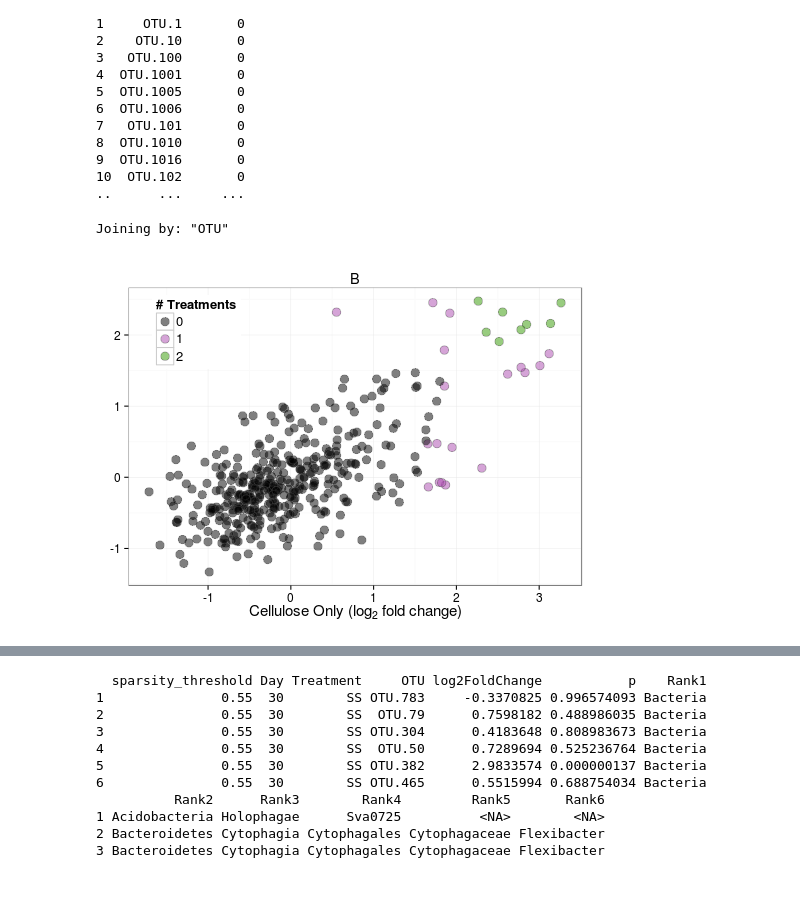
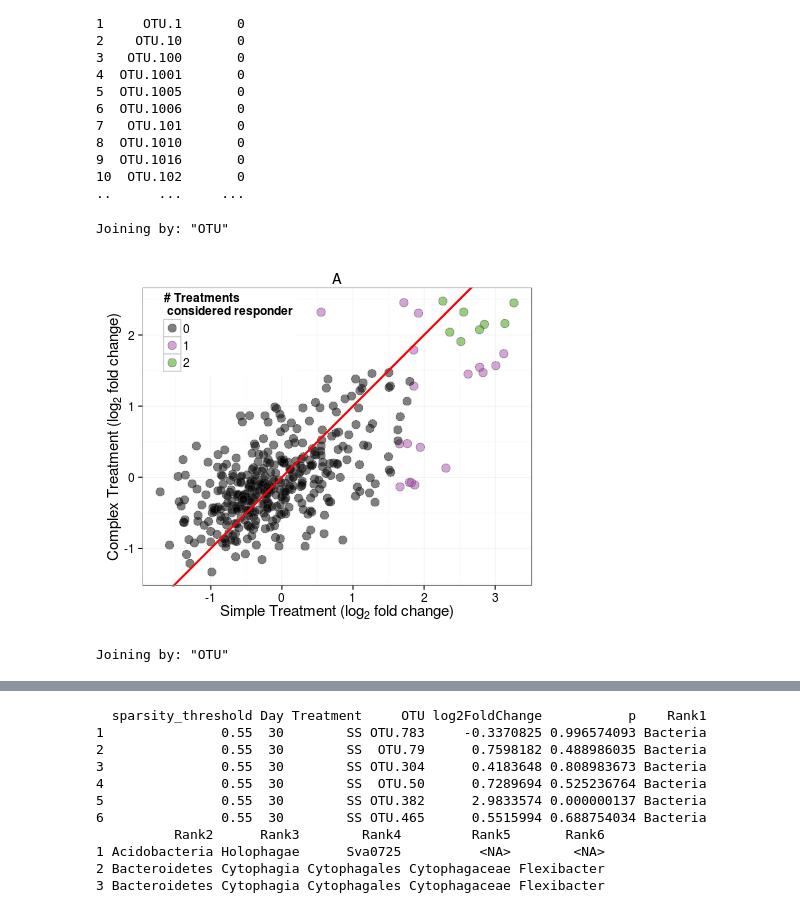
Before and after one commit to acampbellina/single_substrate, a Jupyter notebook: LinReg_3Panel_Fig.ipynb, the cells around one changed output, grey strips where cells are left out. Drawn from its saved outputs; the diff is of its cells as text; code cells hidden in the pictures.

```diff
--- a/LinReg_3Panel_Fig.ipynb
+++ b/LinReg_3Panel_Fig.ipynb
@@ -169,31 +184,42 @@ Source: local data frame [795 x 2]
 10  OTU.102       0
 ..      ...     ...
 # %%
-%%R -w 500 -h 375
+%%R -w 450 -h 375
 
 colours = c("black", "#ac4aaf", "#339900")
 
 p2 = ggplot(left_join(d, df.sum.sig), aes(x = SS, y = PS, fill = factor(sum_sig)))
 
 p2 = p2 + geom_point(shape = 21, alpha = 0.5, size = 4, color = "gray33")
 
 p2 = p2 + scale_fill_manual(values=colours)
 
-p2 = p2 + labs(x = expression(paste("Cellulose Only (", log[2]," fold change)",sep="")),
-             fill = "# Treatments")
+p2 = p2 + labs(x = expression(paste("Simple Treatment (", log[2]," fold change)",sep="")),
+               y = expression(paste("Complex Treatment (", log[2]," fold change)",sep="")),
+               fill = "# Treatments\n considered responder")
 
-p2 = p2 + ggtitle("B")
+p2 = p2 + ggtitle("A")
 
 p2 = p2 + theme_bw()
 
-p2 = p2 + theme(axis.title.y = element_blank())
-p2 = p2 + theme(axis.title.x = element_text(size=15))
-p2 = p2 + theme(axis.text.x = element_text(size=12))
-p2 = p2 + theme(axis.text.y = element_text(size=12))
-p2 = p2 + theme(legend.title = element_text(size = 13), legend.text = element_text(size = 13))
-p2 = p2 + theme(legend.position=c(0.15,0.85))
+p2 = p2 + theme(axis.title.y = element_text(size=15),
+                axis.title.x = element_text(size=15),
+                axis.text.x = element_text(size=12),
+                axis.text.y = element_text(size=12))
+
+p2 = p2 + theme(legend.title = element_text(size = 12),
+                legend.text = element_text(size = 12),
+                legend.position=c(0.22,0.85))
+
+p2 = p2 + geom_abline(intercept=0, slope=1, color = "red", size = 1)
 
 p2
 # %% [output]
 Joining by: "OTU"
-[figure, old version]
+[figure, new version]
+# %%
+%%R
+df = left_join(d, df.sum.sig)
+df.noresp = subset(df, (sum_sig == "0"))
+# %% [output]
+Joining by: "OTU"
```
Also changed, not shown: parts of 13 cells of this notebook, 2 other files.
